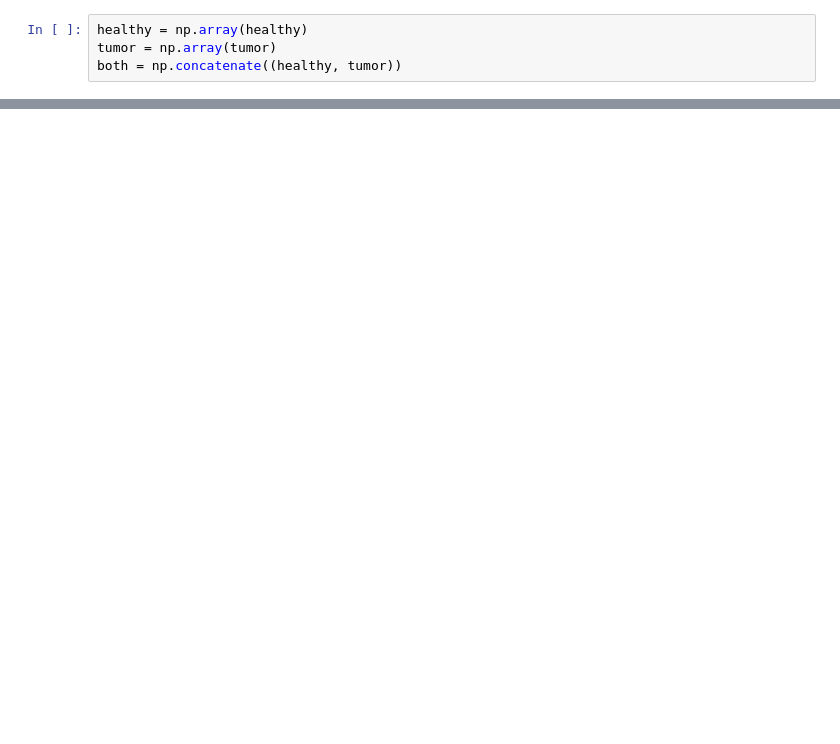
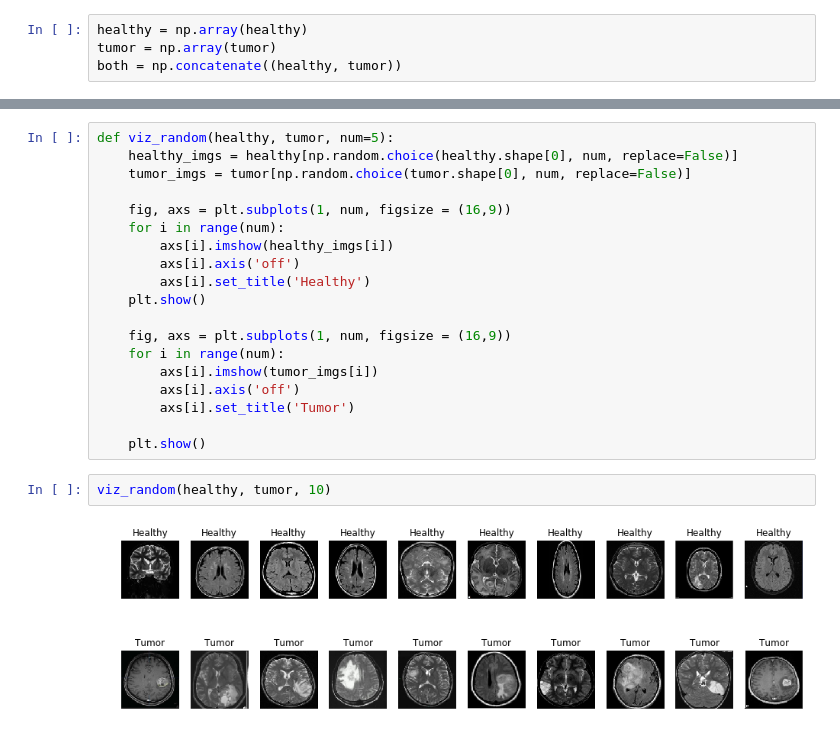
Before and after one commit to BradPohl/brain_tumor_detection, a Jupyter notebook: MRI-Brain-Tumor-Detector.ipynb, the cells around one changed output, grey strips where cells are left out. Cells and saved outputs as stored; diff of their text form; blank space fills up the shorter version.

```diff
--- a/MRI-Brain-Tumor-Detector.ipynb
+++ b/MRI-Brain-Tumor-Detector.ipynb
@@ -47,0 +68,24 @@ both = np.concatenate((healthy, tumor))
+# %%
+def viz_random(healthy, tumor, num=5):
+    healthy_imgs = healthy[np.random.choice(healthy.shape[0], num, replace=False)]
+    tumor_imgs = tumor[np.random.choice(tumor.shape[0], num, replace=False)]
+
+    fig, axs = plt.subplots(1, num, figsize = (16,9))
+    for i in range(num):
+        axs[i].imshow(healthy_imgs[i])
+        axs[i].axis('off')
+        axs[i].set_title('Healthy')
+    plt.show()
+
+    fig, axs = plt.subplots(1, num, figsize = (16,9))
+    for i in range(num):
+        axs[i].imshow(tumor_imgs[i])
+        axs[i].axis('off')
+        axs[i].set_title('Tumor')
+
+    plt.show()
+# %%
+viz_random(healthy, tumor, 10)
+# %% [output]
+[figure, added]
+[figure, added]
```
Also changed, not shown: parts of 4 cells of this notebook.
